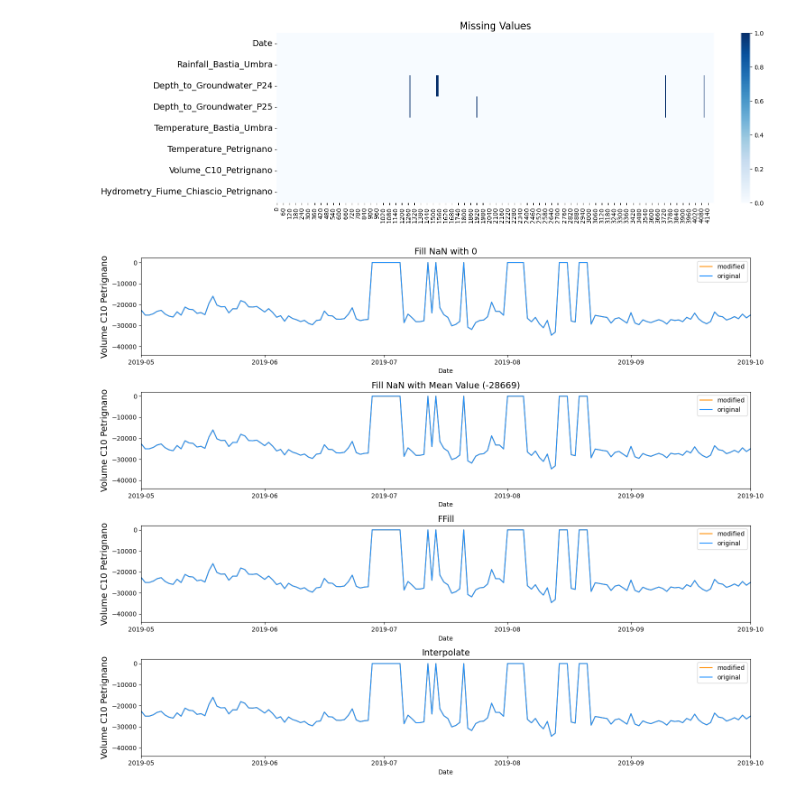
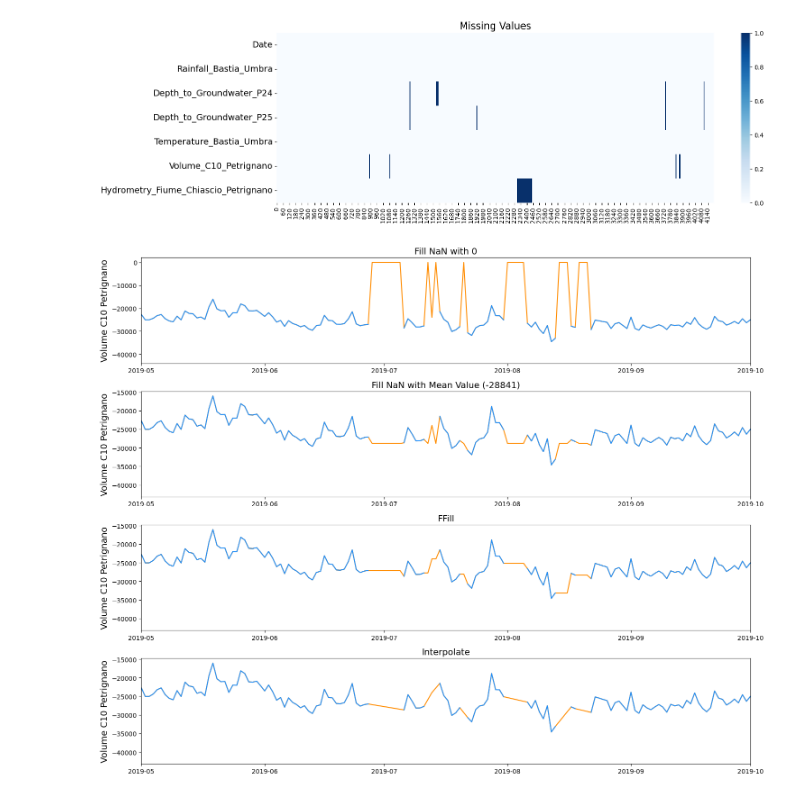
Before and after one commit to ZhouXiinlei/ml_WaterAnalytics, a Jupyter notebook: Aquifer_Petrignano_Process.ipynb, the cells around one changed output. Saved outputs shown, nothing was run; the diff lists cells and outputs as text; code cells hidden in the pictures.

```diff
--- a/Aquifer_Petrignano_Process.ipynb
+++ b/Aquifer_Petrignano_Process.ipynb
@@ -43,9 +43,12 @@ df1.head()
 | 2 | 2009-01-03 | 0.0 | -31.97 | -31.07 | 4.4 | ... |
 | 3 | 2009-01-04 | 0.0 | -31.91 | -31.05 | 0.8 | ... |
 | 4 | 2009-01-05 | 0.0 | -31.94 | -31.01 | -1.9 | ... |
+# %%
+#去掉没有用的
+df1=df1.drop(['Temperature_Petrignano'], axis=1)
 # %%
-#出去日期有七列数据
-f,ax = plt.subplots(nrows=7,ncols=1,figsize=(20,30))
+#出去日期有六列数据
+f,ax = plt.subplots(nrows=6,ncols=1,figsize=(20,30))
 
 #以列取修改后的数据，删去日期列作为x，其他数据作为y,并且对其中缺失的数据用前一个数据进行填充
 for i,column in enumerate(df1.drop('Date',axis=1).columns):
@@ -85,0 +77,21 @@ df_filtered.head()
+# %%
+#发现volume有一个缺失值，实际上volume和hydrometry有许多0值都是需要处理的
+f, ax = plt.subplots(nrows=2, ncols=1, figsize=(15, 15))
+
+old_hydrometry = df1['Hydrometry_Fiume_Chiascio_Petrignano'].copy()
+df1['Hydrometry_Fiume_Chiascio_Petrignano'] = df1['Hydrometry_Fiume_Chiascio_Petrignano'].replace(0, np.nan)
+
+ax[0].plot(df1['Date'], old_hydrometry,color='darkorange', label='original')
+ax[0].plot(df1['Date'], df1['Hydrometry_Fiume_Chiascio_Petrignano'].fillna(np.inf),color='dodgerblue', label='modified')
+ax[0].set_title('Feature: Hydrometry', fontsize=14)
+ax[0].set_ylabel(ylabel='Hydrometry', fontsize=14)
+ax[0].set_xlim([date(2009, 1, 1), date(2020, 6, 30)])
+
+old_drainage = df1['Volume_C10_Petrignano'].copy()
+df1['Volume_C10_Petrignano'] = df1['Volume_C10_Petrignano'].replace(0, np.nan)
+
+ax[1].plot(df1['Date'], old_drainage,color='darkorange', label='original')
+ax[1].plot(df1['Date'], df1['Volume_C10_Petrignano'].fillna(np.inf),color='dodgerblue', label='modified')
+ax[1].set_title('Feature: Drainage', fontsize=14)
+ax[1].set_ylabel(ylabel='Drainage', fontsize=14)
+ax[1].set_xlim([date(2009, 1, 1), date(2020, 6, 30)])
@@ -93,35 +108,35 @@ for tick in ax.yaxis.get_major_ticks():
     tick.label.set_fontsize(14)
 plt.show()
 # %% [output]
-[figure, old version]
+[figure, new version]
 # %%
 f, ax = plt.subplots(nrows=4, ncols=1, figsize=(15, 12))
 
-sns.lineplot(x=df1['Date'], y=df1['Volume_C10_Petrignano'].fillna(0), ax=ax[0], color='darkorange', label = 'modified')
-sns.lineplot(x=df1['Date'], y=df1['Volume_C10_Petrignano'].fillna(np.inf), ax=ax[0], color='dodgerblue', label = 'original')
+ax[0].plot(df1['Date'],df1['Volume_C10_Petrignano'].fillna(0),color='darkorange', label = 'modified')
+ax[0].plot(df1['Date'],df1['Volume_C10_Petrignano'].fillna(np.inf),color='dodgerblue', label = 'original')
 ax[0].set_title('Fill NaN with 0', fontsize=14)
 ax[0].set_ylabel(ylabel='Volume C10 Petrignano', fontsize=14)
 
 mean_drainage = df1['Volume_C10_Petrignano'].mean()
-sns.lineplot(x=df1['Date'], y=df1['Volume_C10_Petrignano'].fillna(mean_drainage), ax=ax[1], color='darkorange', label = 'modified')
-sns.lineplot(x=df1['Date'], y=df1['Volume_C10_Petrignano'].fillna(np.inf), ax=ax[1], color='dodgerblue', label = 'original')
+ax[1].plot(df1['Date'],df1['Volume_C10_Petrignano'].fillna(mean_drainage),color='darkorange', label = 'modified')
+ax[1].plot(df1['Date'],df1['Volume_C10_Petrignano'].fillna(np.inf),color='dodgerblue', label = 'original')
 ax[1].set_title(f'Fill NaN with Mean Value ({mean_drainage:.0f})', fontsize=14)
 ax[1].set_ylabel(ylabel='Volume C10 Petrignano', fontsize=14)
 
-sns.lineplot(x=df1['Date'], y=df1['Volume_C10_Petrignano'].ffill(), ax=ax[2], color='darkorange', label = 'modified')
-sns.lineplot(x=df1['Date'], y=df1['Volume_C10_Petrignano'].fillna(np.inf), ax=ax[2], color='dodgerblue', label = 'original')
+ax[2].plot(df1['Date'],df1['Volume_C10_Petrignano'].ffill(),color='darkorange', label = 'modified')
+ax[2].plot(df1['Date'],df1['Volume_C10_Petrignano'].fillna(np.inf),color='dodgerblue', label = 'original')
 ax[2].set_title(f'FFill', fontsize=14)
 ax[2].set_ylabel(ylabel='Volume C10 Petrignano', fontsize=14)
 
-sns.lineplot(x=df1['Date'], y=df1['Volume_C10_Petrignano'].interpolate(), ax=ax[3], color='darkorange', label = 'modified')
-sns.lineplot(x=df1['Date'], y=df1['Volume_C10_Petrignano'].fillna(np.inf), ax=ax[3], color='dodgerblue', label = 'original')
+ax[3].plot(df1['Date'],df1['Volume_C10_Petrignano'].interpolate(),color='darkorange', label = 'modified')
+ax[3].plot(df1['Date'],df1['Volume_C10_Petrignano'].fillna(np.inf),color='dodgerblue', label = 'original')
 ax[3].set_title(f'Interpolate', fontsize=14)
 ax[3].set_ylabel(ylabel='Volume C10 Petrignano', fontsize=14)
 
 for i in range(4):
     ax[i].set_xlim([date(2019, 5, 1), date(2019, 10, 1)])
 
 plt.tight_layout()
 plt.show()
 # %% [output]
-[figure, old version]
+[figure, new version]
```
Also changed, not shown: parts of 6 cells of this notebook, 1 other file.
